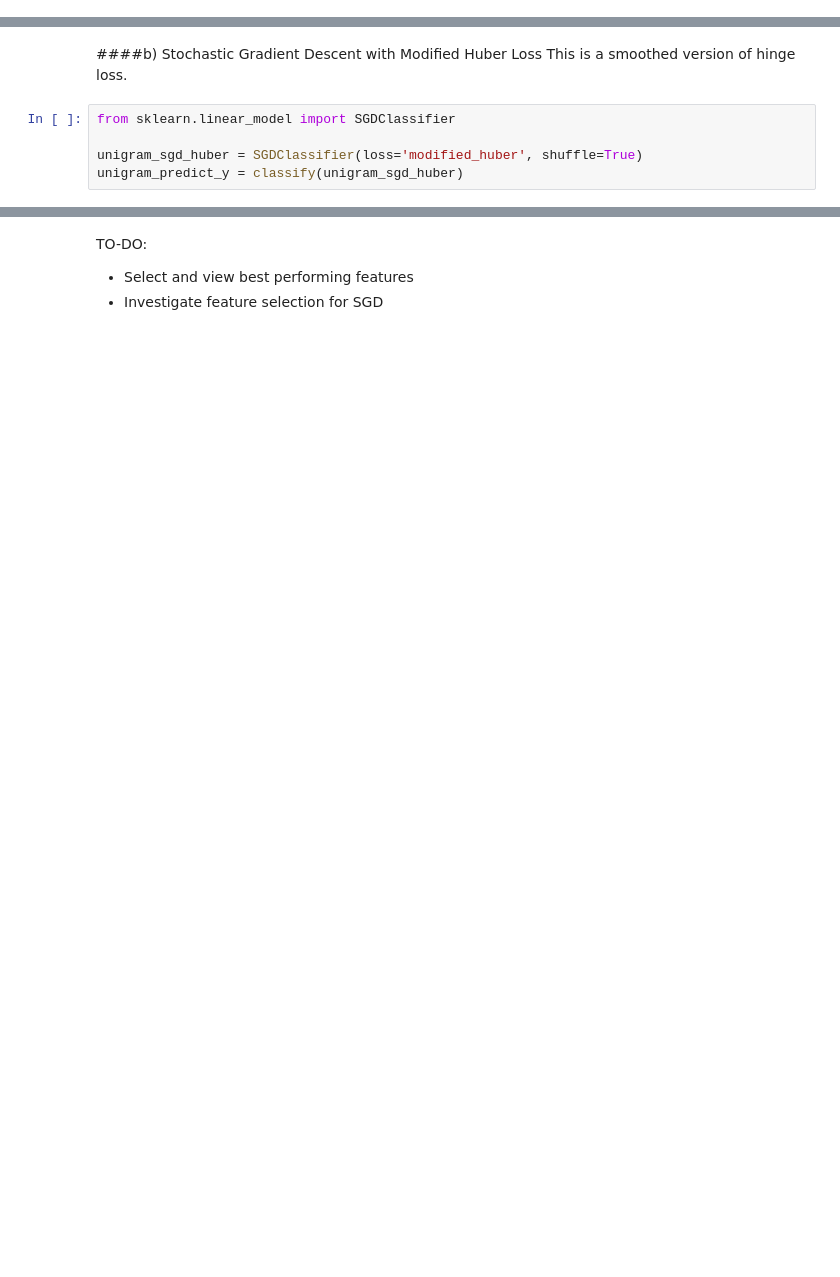
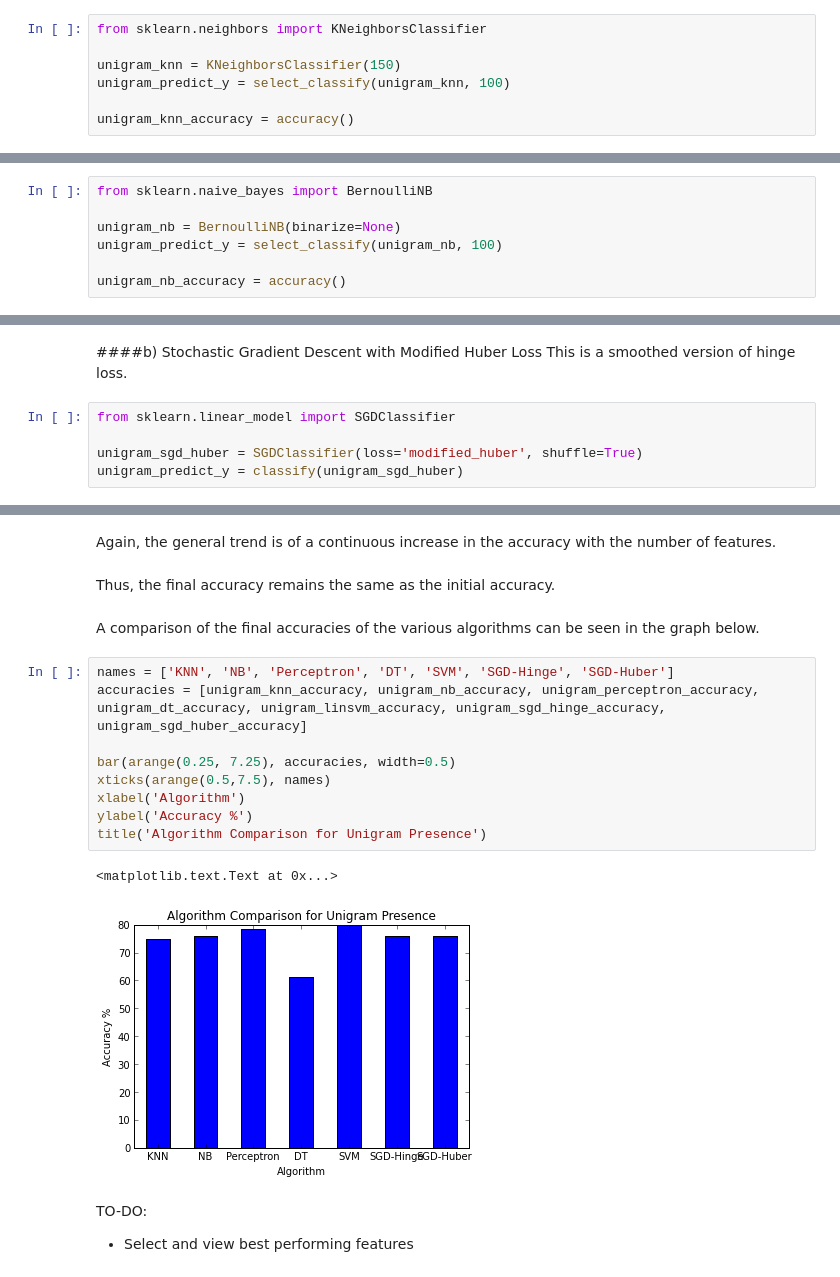
Before and after one commit to DJSagarAhire/Sentiment-Analysis-Comparative-Study, a Jupyter notebook: notebooks/01_Classification-Unigram-Presence.ipynb, the cells around one changed output, grey strips where cells are left out. Drawn from its saved outputs; the diff is of its cells as text; blank space fills up the shorter version.

```diff
--- a/notebooks/01_Classification-Unigram-Presence.ipynb
+++ b/notebooks/01_Classification-Unigram-Presence.ipynb
@@ -197,0 +200,7 @@ From the above experiment, we observe that the accuracy steadily increases upto
+# %%
+from sklearn.neighbors import KNeighborsClassifier
+
+unigram_knn = KNeighborsClassifier(150)
+unigram_predict_y = select_classify(unigram_knn, 100)
+
+unigram_knn_accuracy = accuracy()
@@ -242,0 +262,7 @@ This shows that the Naive Bayes classifier, like the K-Nearest classifier, enjoy
+# %%
+from sklearn.naive_bayes import BernoulliNB
+
+unigram_nb = BernoulliNB(binarize=None)
+unigram_predict_y = select_classify(unigram_nb, 100)
+
+unigram_nb_accuracy = accuracy()
@@ -399,7 +485,24 @@ avg / total       0.80      0.78      0.78      1000
+# %% [markdown]
+Again, the general trend is of a continuous increase in the accuracy with the number of features.
+# %% [markdown]
+Thus, the final accuracy remains the same as the initial accuracy.
+# %% [markdown]
+A comparison of the final accuracies of the various algorithms can be seen in the graph below.
+# %%
+names = ['KNN', 'NB', 'Perceptron', 'DT', 'SVM', 'SGD-Hinge', 'SGD-Huber']
+accuracies = [unigram_knn_accuracy, unigram_nb_accuracy, unigram_perceptron_accuracy, unigram_dt_accuracy, unigram_linsvm_accuracy, unigram_sgd_hinge_accuracy, unigram_sgd_huber_accuracy]
+
+bar(arange(0.25, 7.25), accuracies, width=0.5)
+xticks(arange(0.5,7.5), names)
+xlabel('Algorithm')
+ylabel('Accuracy %')
+title('Algorithm Comparison for Unigram Presence')
+# %% [output]
+<matplotlib.text.Text at 0x...>
+[figure, added]
 # %% [markdown]
 TO-DO:
 
 <ul>
     <li>Select and view best performing features</li>
-    <li>Investigate feature selection for SGD</li>
 </ul>
```
Also changed, not shown: parts of 13 cells of this notebook.
